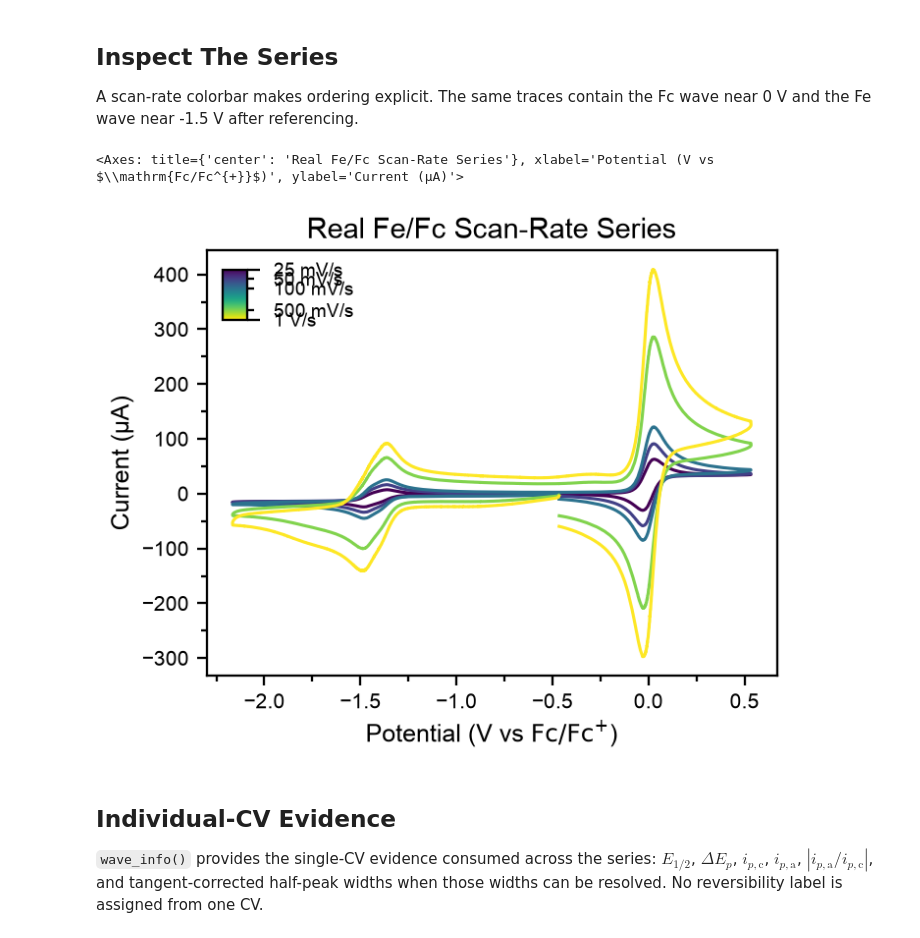
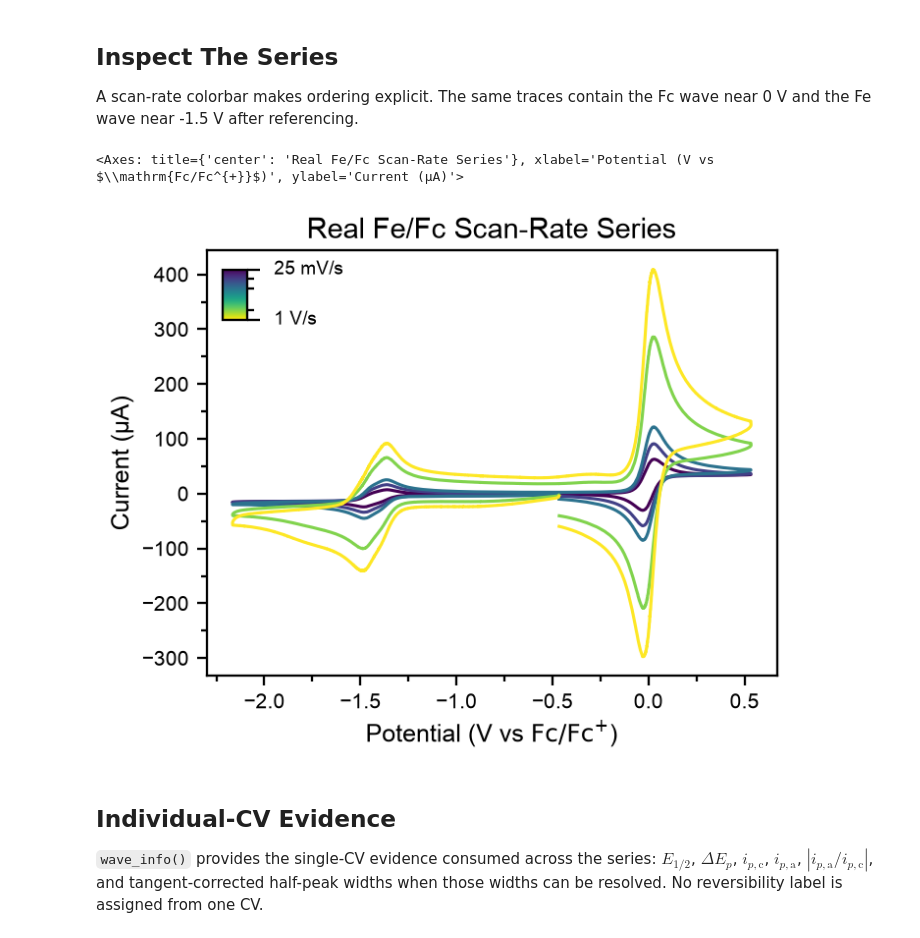
Before and after one commit to ljelissiry/eCAT, a Jupyter notebook: notebooks/07_reversibility_analysis.ipynb, the cells around one changed output. Drawn from its saved outputs; the diff is of its cells as text; code cells hidden in the pictures.

```diff
--- a/notebooks/07_reversibility_analysis.ipynb
+++ b/notebooks/07_reversibility_analysis.ipynb
@@ -59,14 +59,14 @@ A scan-rate colorbar makes ordering explicit. The same traces contain the Fc wav
 # %%
 e.multiplot(scan_series, {
     'print': False,
     'title': 'Real Fe/Fc Scan-Rate Series',
     'gradient by': 'scan rate',
     'legend mode': 'colorbar',
-    'colorbar tick labels': 'all',
+    'colorbar tick labels': 'endpoints',
 })
 # %% [output]
 <Axes: title={'center': 'Real Fe/Fc Scan-Rate Series'}, xlabel='Potential (V vs $\\mathrm{Fc/Fc^{+}}$)', ylabel='Current (μA)'>
-[figure, old version]
+[figure, new version]
 # %% [markdown]
 ## Individual-CV Evidence
 
```
Also changed, not shown: parts of 6 cells of this notebook, 25 other files.
